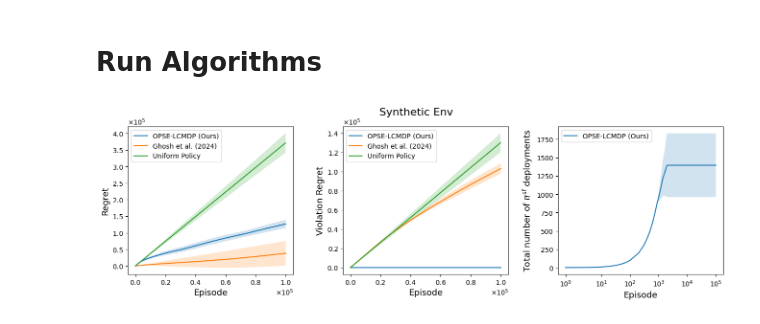
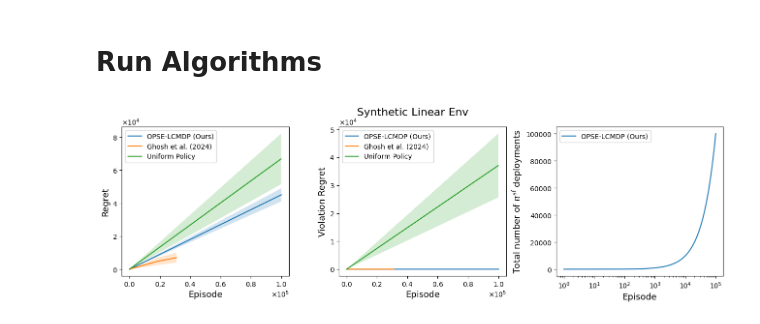
Before and after one commit to matsuolab/Episode-Wise-Safe-Linear-CMDP, a Jupyter notebook: Experiment.ipynb, the cells around one changed output. Drawn from its saved outputs; the diff is of its cells as text; code cells hidden in the pictures.

Commit message:
TODO: debug linear CMDP

```diff
--- a/Experiment.ipynb
+++ b/Experiment.ipynb
@@ -4,7 +4,7 @@ ray.shutdown()
 ray.init(num_cpus=16)
 
 debug = True
-CMDP_type = "random"  # choose "random", "streaming", or "linear"
+CMDP_type = "linear"  # choose "random", "streaming", or "linear"
 # NUM_SEEDS = 30
 NUM_SEEDS = 3
 
@@ -1090,33 +1103,35 @@ ax.ticklabel_format(style="sci",  axis="x", scilimits=(0,0))
 ax2 = fig.add_subplot(1, 3, 2)
 ax2.plot(epi_mean, vio_mean, label="OPSE-LCMDP (Ours)", rasterized=True)
 ax2.fill_between(epi_mean, vio_mean - vio_std, vio_mean + vio_std, alpha=0.2)
 ax2.plot(Ghosh_epi_mean, Ghosh_vio_mean, label="Ghosh et al. (2024)", rasterized=True)
 ax2.fill_between(Ghosh_epi_mean, Ghosh_vio_mean - Ghosh_vio_std, Ghosh_vio_mean + Ghosh_vio_std, alpha=0.2)
 ax2.plot(uni_epi_mean, uni_vio_mean, label="Uniform Policy", rasterized=True)
 ax2.fill_between(uni_epi_mean, uni_vio_mean - uni_vio_std, uni_vio_mean + uni_vio_std, alpha=0.2)
 ax2.set_ylabel("Violation Regret", fontdict={"fontsize": 13})
 ax2.set_xlabel("Episode", fontdict={"fontsize": 13})
 ax2.legend()
 ax2.yaxis.set_major_formatter(FixedOrderFormatter(6 ,useMathText=True))
 ax2.xaxis.set_major_formatter(FixedOrderFormatter(5 ,useMathText=True))
 ax2.ticklabel_format(style="sci",  axis="y", scilimits=(0,0))
 ax2.ticklabel_format(style="sci",  axis="x", scilimits=(0,0))
 
 # plot number of safe policy deployments
 ax3 = fig.add_subplot(1, 3, 3)
 ax3.plot(epi_mean, deploy_mean, label="OPSE-LCMDP (Ours)", rasterized=True)
 ax3.fill_between(epi_mean, deploy_mean - deploy_std, deploy_mean + deploy_std, alpha=0.2)
 ax3.set_ylabel(r"Total number of $\pi^{\mathrm{sf}}$ deployments", fontdict={"fontsize": 13})
 ax3.set_xlabel("Episode", fontdict={"fontsize": 13})
-ax3.set_xscale("symlog")
+ax3.set_xscale("log")
 ax3.legend()
 
 if CMDP_type == "random":
-    plt.suptitle(f"Synthetic Env", fontsize=16)
+    plt.suptitle(f"Synthetic Tabular Env", fontsize=16)
 elif CMDP_type == "streaming":
     plt.suptitle(f"Media Streaming Env", fontsize=16)
+elif CMDP_type == "linear":
+    plt.suptitle(f"Synthetic Linear Env", fontsize=16)
 
 # plt.tight_layout()
 plt.savefig(f"results-{CMDP_type}.pdf")
 # %% [output]
-[figure, old version]
+[figure, new version]
```
Also changed, not shown: parts of 8 cells of this notebook, 3 other files.
